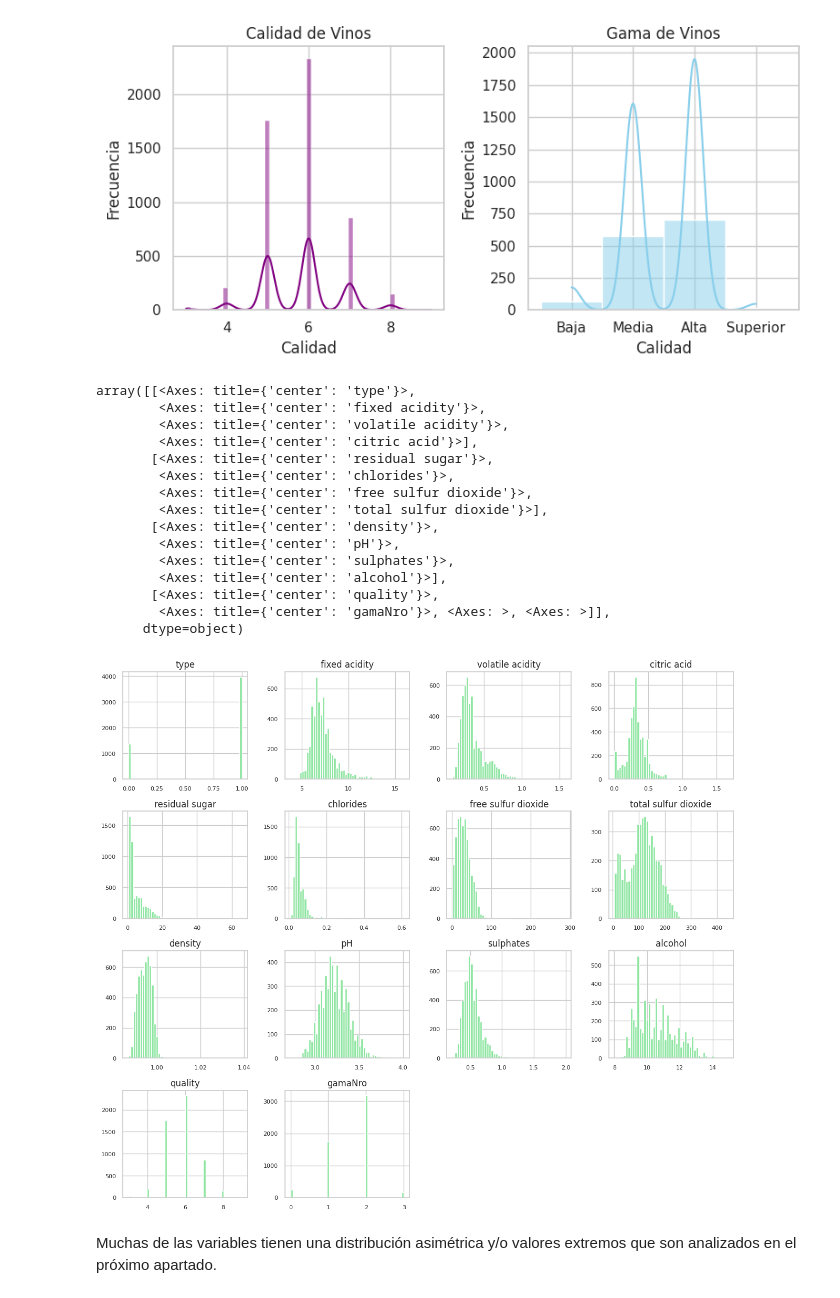
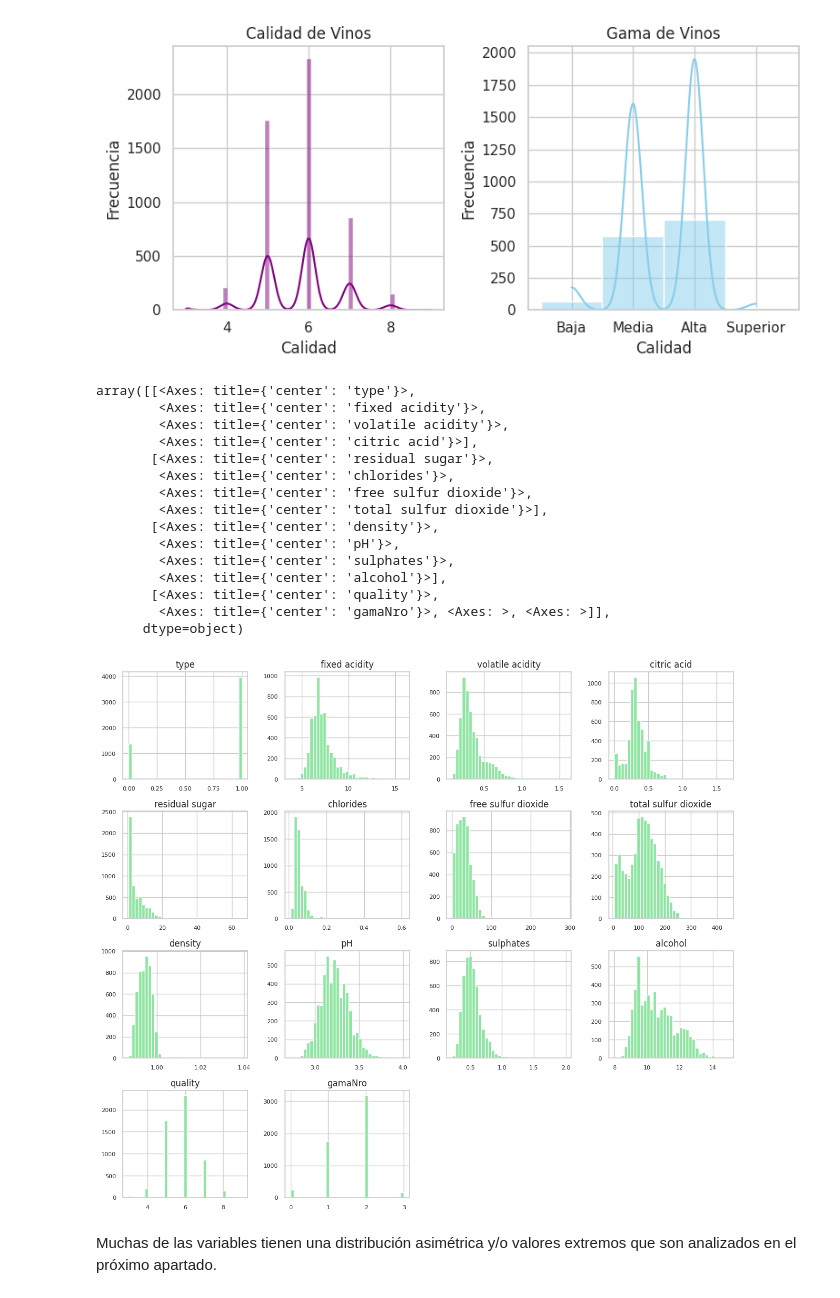
Before and after one commit to eugeinga/CODER-DataScienceII, a Jupyter notebook: DataScienceII_EugeniaIngaramo.ipynb, the cells around one changed output. Cells and saved outputs as stored; diff of their text form; code cells hidden in the pictures.

```diff
--- a/DataScienceII_EugeniaIngaramo.ipynb
+++ b/DataScienceII_EugeniaIngaramo.ipynb
@@ -609,24 +609,24 @@ plt.show()
 # %% [output]
 [figure]
 # %%
-df.hist(figsize=(15, 13), bins=50, xlabelsize=8, ylabelsize=8, color='#8DE5A1')
+df.hist(figsize=(15, 13), bins=35, xlabelsize=8, ylabelsize=8, color='#8DE5A1')
 # %% [output]
 array([[<Axes: title={'center': 'type'}>,
         <Axes: title={'center': 'fixed acidity'}>,
         <Axes: title={'center': 'volatile acidity'}>,
         <Axes: title={'center': 'citric acid'}>],
        [<Axes: title={'center': 'residual sugar'}>,
         <Axes: title={'center': 'chlorides'}>,
         <Axes: title={'center': 'free sulfur dioxide'}>,
         <Axes: title={'center': 'total sulfur dioxide'}>],
        [<Axes: title={'center': 'density'}>,
         <Axes: title={'center': 'pH'}>,
         <Axes: title={'center': 'sulphates'}>,
         <Axes: title={'center': 'alcohol'}>],
        [<Axes: title={'center': 'quality'}>,
         <Axes: title={'center': 'gamaNro'}>, <Axes: >, <Axes: >]],
       dtype=object)
-[figure, old version]
+[figure, new version]
 # %% [markdown]
 Muchas de las variables tienen una distribución asimétrica y/o valores extremos que son analizados en el próximo apartado.
 # %%
```
Also changed, not shown: parts of 2 cells of this notebook.
